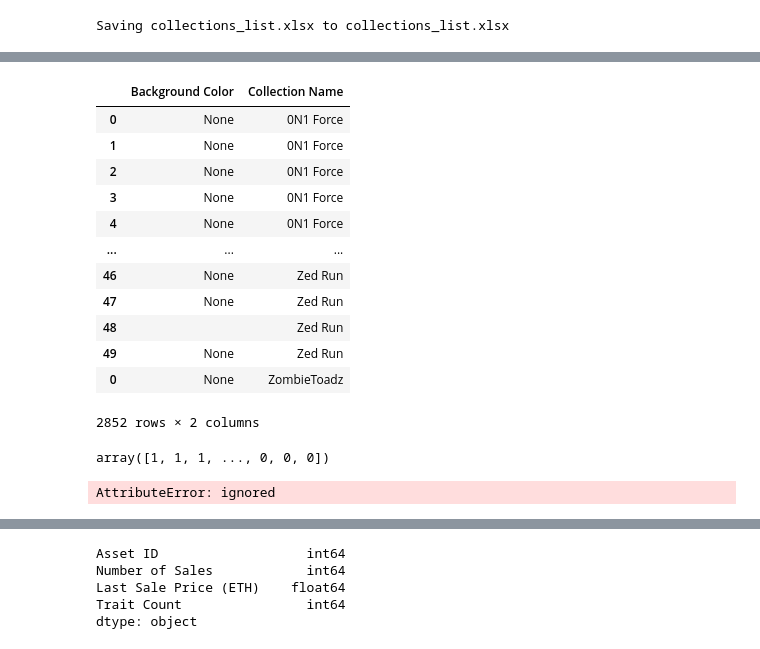
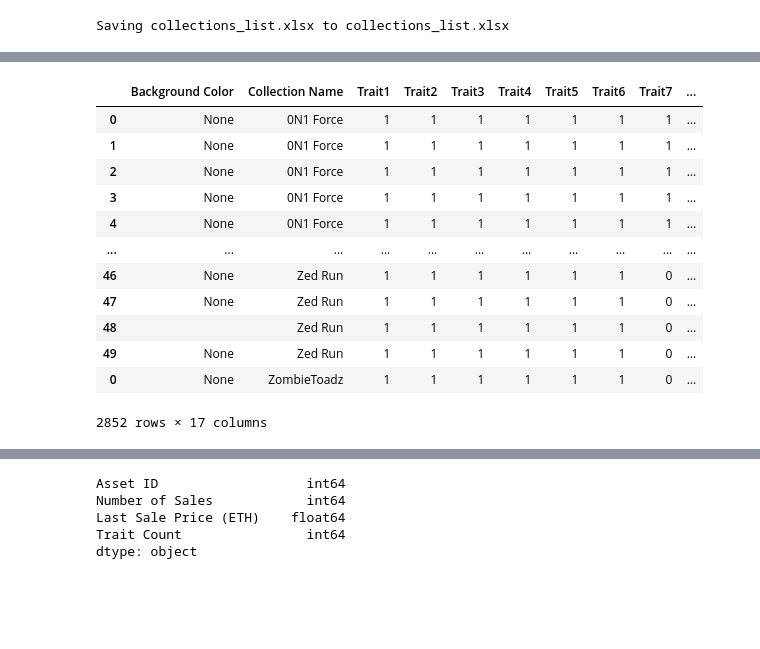
Before and after one commit to RJGiannini/OpenSeaAPITool, a Jupyter notebook: collection_data10_16.ipynb, the cells around one changed output, grey strips where cells are left out. Drawn from its saved outputs; the diff is of its cells as text; code cells hidden in the pictures; blank space fills up the shorter version.

```diff
--- a/collection_data10_16.ipynb
+++ b/collection_data10_16.ipynb
@@ -74,0 +83,2 @@ total_price = total_price.fillna(0)
+# %%
+total_price['High Value'] = total_price['Last Sale Price ETH'].apply(lambda x: '0' if x <= 0.25 else '1')
@@ -101,12 +112,15 @@ Name: traits, Length: 2852, dtype: object
 # %%
 #Creates New Columns and Lists Asset Traits
-traits = df['traits'].apply(pd.Series)
-traits.columns = ['Trait1', 'Trait2', 'Trait3', 'Trait4',
+traits_list = df['traits'].apply(pd.Series)
+traits_list.columns = ['Trait1', 'Trait2', 'Trait3', 'Trait4',
                   'Trait5', 'Trait6', 'Trait7', 'Trait8',
                   'Trait9', 'Trait10', 'Trait11', 'Trait12',
                   'Trait13', 'Trait14', 'Trait15']
 
-traits
+                  # Trait count varies in length due to changes in real time data.
+                  #, 'Trait16','Trait17', 'Trait18', 'Trait19', 'Trait20', 'Trait21', 'Trait22'
+
+traits_list
 # %% [output]
 |  | Trait1 | Trait2 | Trait3 | Trait4 | Trait5 | Trait6 | Trait7 | Trait8 | Trait9 | Trait10 | Trait11 | ... |
 | 0 | {'trait_type': 'Strength', 'value... | {'trait_type': 'Spirit', 'value':... | {'trait_type': 'Background', 'val... | {'trait_type': 'Eyes', 'value': '... | {'trait_type': 'Style', 'value': ... | {'trait_type': 'Mouth', 'value': ... | {'trait_type': 'Head', 'value': '... | {'trait_type': 'Hair', 'value': '... | {'trait_type': 'Type', 'value': '... | {'trait_type': 'Wear', 'value': '... | {'trait_type': 'Body', 'value': '... | ... |
@@ -145,9 +138,9 @@ KeyError: ignored
 # %%
 #Replaces NaN values with 0 and Trait Values with 1
-traits[['Trait1', 'Trait2', 'Trait3', 'Trait4',
+traits = traits_list[['Trait1', 'Trait2', 'Trait3', 'Trait4',
                   'Trait5', 'Trait6', 'Trait7', 'Trait8',
                   'Trait9', 'Trait10', 'Trait11', 'Trait12',
-                  'Trait13', 'Trait14', 'Trait15']] = traits[['Trait1', 'Trait2', 'Trait3', 'Trait4',
+                  'Trait13', 'Trait14', 'Trait15']] = traits_list[['Trait1', 'Trait2', 'Trait3', 'Trait4',
                   'Trait5', 'Trait6', 'Trait7', 'Trait8',
                   'Trait9', 'Trait10', 'Trait11', 'Trait12',
                   'Trait13', 'Trait14', 'Trait15']].applymap(lambda x: 0 if pd.isnull(x) else 1)
@@ -161,8 +154,11 @@ total_traits = traits.apply(lambda row: row.Trait1 + row.Trait2 + row.Trait3
 # %%
 collection_data_df = df[['name', 'token_id', 'num_sales', 'background_color',]].copy()
 # %%
-collection_data_df = pd.concat([collection_data_df, collection_name, total_price, total_traits], axis = 1)
-collection_data_df.columns = ['Asset Name', 'Token ID', 'Number of Sales', 'Background Color', 'Collection Name', 'Last Sale Price (ETH)', 'Trait Count']
+collection_data_df = pd.concat([collection_data_df, collection_name, total_price, traits_list, total_traits], axis = 1)
+collection_data_df.columns = ['Asset Name', 'Token ID', 'Number of Sales', 'Background Color', 'Collection Name', 'Last Sale Price (ETH)', 'High Value (1 = Y, 0 = N)', 'Trait1', 'Trait2', 'Trait3', 'Trait4',
+                  'Trait5', 'Trait6', 'Trait7', 'Trait8',
+                  'Trait9', 'Trait10', 'Trait11', 'Trait12',
+                  'Trait13', 'Trait14', 'Trait15', 'Trait Count']
 # %%
 collection_data_df
 # %% [output]
@@ -189,17 +233,20 @@ TypeError: ignored
 # %%
-collection_data_df_cat = collection_data_df[['Background Color','Collection Name']]
+collection_data_df_cat = collection_data_df[['Background Color','Collection Name', 'Trait1', 'Trait2', 'Trait3', 'Trait4',
+                  'Trait5', 'Trait6', 'Trait7', 'Trait8',
+                  'Trait9', 'Trait10', 'Trait11', 'Trait12',
+                  'Trait13', 'Trait14', 'Trait15']]
 collection_data_df_cat
 # %% [output]
-|  | Background Color | Collection Name |
-| 0 | None | 0N1 Force |
-| 1 | None | 0N1 Force |
-| 2 | None | 0N1 Force |
-| 3 | None | 0N1 Force |
-| 4 | None | 0N1 Force |
-| ... | ... | ... |
-| 46 | None | Zed Run |
-| 47 | None | Zed Run |
-| 48 |  | Zed Run |
-| 49 | None | Zed Run |
-| 0 | None | ZombieToadz |
+|  | Background Color | Collection Name | Trait1 | Trait2 | Trait3 | Trait4 | Trait5 | Trait6 | Trait7 | ... |
+| 0 | None | 0N1 Force | 1 | 1 | 1 | 1 | 1 | 1 | 1 | ... |
+| 1 | None | 0N1 Force | 1 | 1 | 1 | 1 | 1 | 1 | 1 | ... |
+| 2 | None | 0N1 Force | 1 | 1 | 1 | 1 | 1 | 1 | 1 | ... |
+| 3 | None | 0N1 Force | 1 | 1 | 1 | 1 | 1 | 1 | 1 | ... |
+| 4 | None | 0N1 Force | 1 | 1 | 1 | 1 | 1 | 1 | 1 | ... |
+| ... | ... | ... | ... | ... | ... | ... | ... | ... | ... | ... |
+| 46 | None | Zed Run | 1 | 1 | 1 | 1 | 1 | 1 | 0 | ... |
+| 47 | None | Zed Run | 1 | 1 | 1 | 1 | 1 | 1 | 0 | ... |
+| 48 |  | Zed Run | 1 | 1 | 1 | 1 | 1 | 1 | 0 | ... |
+| 49 | None | Zed Run | 1 | 1 | 1 | 1 | 1 | 1 | 0 | ... |
+| 0 | None | ZombieToadz | 1 | 1 | 1 | 1 | 1 | 1 | 0 | ... |
-2852 rows × 2 columns
+2852 rows × 17 columns
@@ -213,9 +252,0 @@ for x in nos:
-# %%
-nos_two = np.where(nos >=6, 1, 0)
-nos_two
-# %% [output]
-array([1, 1, 1, ..., 0, 0, 0])
-# %%
-nos_two.count(=1)
-# %% [output]
-AttributeError: ignored
```
Also changed, not shown: parts of 99 cells of this notebook.
